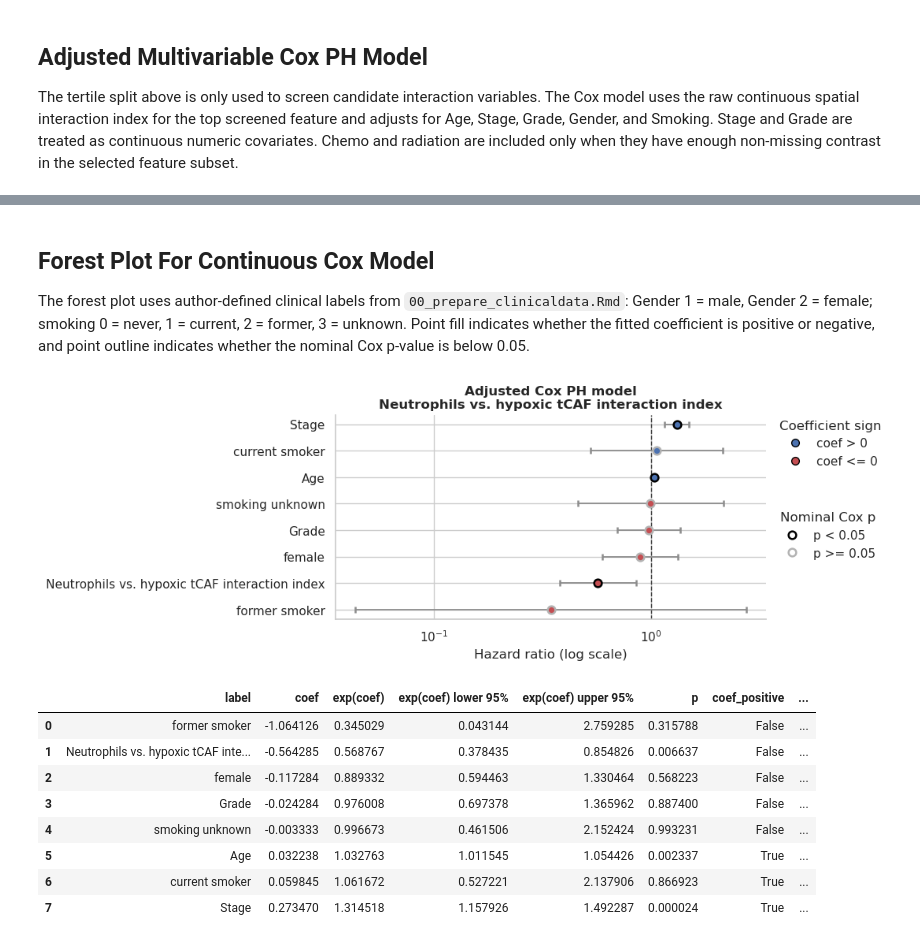
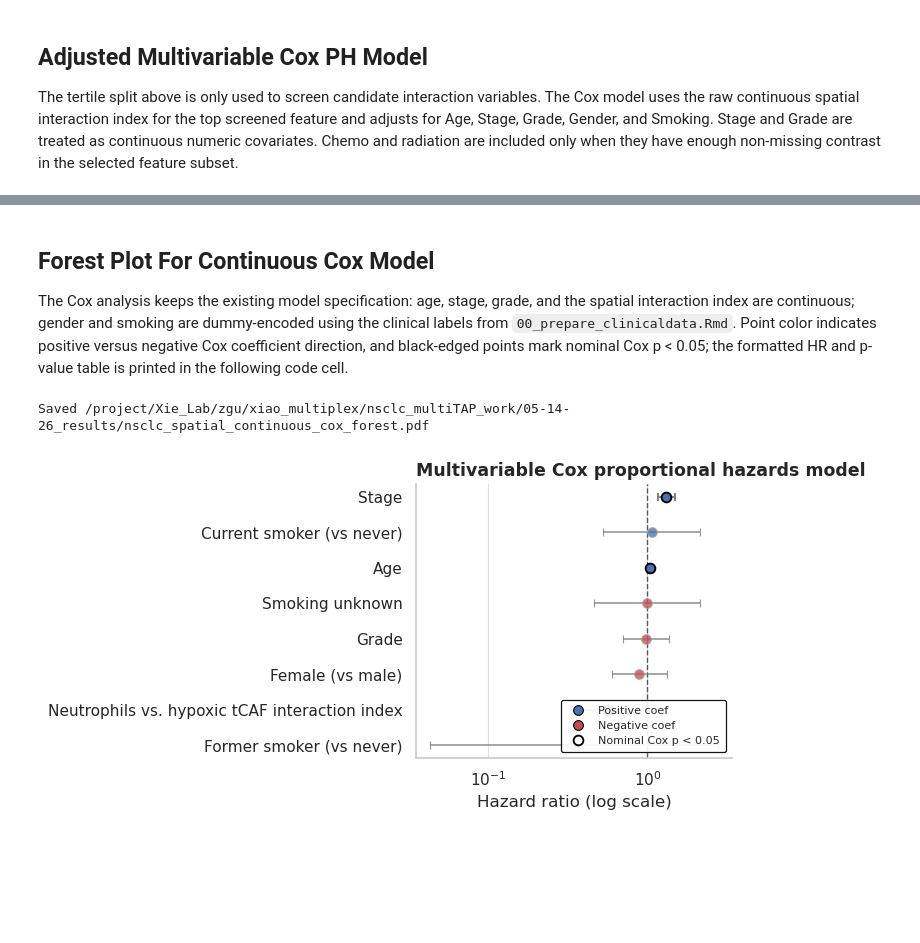
Before and after one commit to QBRC/multiTAP, a Jupyter notebook: notebooks/nsclc_spatial_quantile_survival.ipynb, the cells around one changed output, grey strips where cells are left out. Cells and saved outputs as stored; diff of their text form; code cells hidden in the pictures; blank space fills up the shorter version.

```diff
--- a/notebooks/nsclc_spatial_quantile_survival.ipynb
+++ b/notebooks/nsclc_spatial_quantile_survival.ipynb
@@ -44,6 +44,8 @@ ACCUMUL_TYPE = "sum"
 K_NEIGHBORS = 15
 SPATIAL_PATH = WORK_DIR / f"nontumor_spatial_kneighbor{K_NEIGHBORS}_{ACCUMUL_TYPE}.csv"
 CLINICAL_PATH = WORK_DIR / "clinical_data_ROI.csv"
+RESULTS_DIR = WORK_DIR / "05-14-26_results"
+RESULTS_DIR.mkdir(parents=True, exist_ok=True)
 
 FDR_ALPHA = 0.05
 MINIMUM_PT_THRESH_FRAC = 0.10
@@ -53,6 +55,7 @@ MINIMUM_GROUP_EVENTS_FRAC_OF_GROUP_SIZE = 0.30
 print(f"PROJECT_ROOT = {PROJECT_ROOT}")
 print(f"SPATIAL_PATH = {SPATIAL_PATH}")
 print(f"CLINICAL_PATH = {CLINICAL_PATH}")
+print(f"RESULTS_DIR = {RESULTS_DIR}")
 # %% [output]
 PROJECT_ROOT = /project/Xie_Lab/zgu/xiao_multiplex
 SPATIAL_PATH = /project/Xie_Lab/zgu/xiao_multiplex/nsclc_multiTAP_work/nontumor_spatial_kneighbor15_sum.csv
@@ -594,74 +751,75 @@ Events in Cox model: 123
 # %% [markdown]
 ## Forest Plot For Continuous Cox Model
 
-The forest plot uses author-defined clinical labels from `00_prepare_clinicaldata.Rmd`: Gender 1 = male, Gender 2 = female; smoking 0 = never, 1 = current, 2 = former, 3 = unknown. Point fill indicates whether the fitted coefficient is positive or negative, and point outline indicates whether the nominal Cox p-value is below 0.05.
+The Cox analysis keeps the existing model specification: age, stage, grade, and the spatial interaction index are continuous; gender and smoking are dummy-encoded using the clinical labels from `00_prepare_clinicaldata.Rmd`. Point color indicates positive versus negative Cox coefficient direction, and black-edged points mark nominal Cox p < 0.05; the formatted HR and p-value table is printed in the following code cell.
 # %%
+from matplotlib.lines import Line2D
+
 if cox_summary_df.empty:
     print("No Cox summary available for forest plot.")
 else:
     plot_df = cox_summary_df.copy()
     plot_df["label"] = plot_df["variable"].map(lambda variable: clean_cox_variable_label(variable, cox_feature))
-    plot_df["coef_positive"] = plot_df["coef"] > 0
-    plot_df["p_lt_0.05"] = plot_df["p"] < 0.05
-    plot_df = plot_df.sort_values("exp(coef)").reset_index(drop=True)
+    plot_df["positive_coef"] = plot_df["coef"] > 0
+    plot_df["nominal_cox_p_significant"] = plot_df["p"] < 0.05
+    plot_df = order_cox_rows(plot_df, cox_feature)
     y_pos = np.arange(plot_df.shape[0])
 
     deep = sns.color_palette("deep", 10)
-    sign_colors = {True: deep[0], False: deep[3]}
-    sig_edge_colors = {True: "black", False: "0.70"}
+    direction_colors = {True: deep[0], False: deep[3]}
 
-    fig, ax = plt.subplots(figsize=(9.2, max(3.2, 0.42 * plot_df.shape[0])))
+    fig, ax = plt.subplots(figsize=(7.2, max(3.2, 0.48 * plot_df.shape[0])))
+
     for y, (_, row) in zip(y_pos, plot_df.iterrows()):
         hr = row["exp(coef)"]
         lower = row["exp(coef) lower 95%"]
         upper = row["exp(coef) upper 95%"]
+        significant = bool(pd.notna(row["p"]) and row["p"] < 0.05)
+        point_color = direction_colors[row["positive_coef"]]
         ax.errorbar(
             hr,
             y,
             xerr=[[hr - lower], [upper - hr]],
             fmt="o",
             markersize=7,
-            markerfacecolor=sign_colors[row["coef_positive"]],
-            markeredgecolor=sig_edge_colors[row["p_lt_0.05"]],
-            markeredgewidth=1.8,
-            ecolor="0.55",
-            elinewidth=1.3,
+            markerfacecolor=point_color,
+            markeredgecolor="black" if significant else "0.65",
+            markeredgewidth=1.35 if significant else 0.8,
+            alpha=1.0 if significant else 0.78,
+            ecolor="0.48",
+            elinewidth=1.2,
             capsize=3,
             zorder=3,
         )
 
-    ax.axvline(1, color="0.25", linestyle="--", linewidth=1)
+    ax.axvline(1, color="0.35", linestyle="--", linewidth=1.0, zorder=1)
     ax.set_xscale("log")
     ax.set_yticks(y_pos)
     ax.set_yticklabels(plot_df["label"])
+    ax.invert_yaxis()
     ax.set_xlabel("Hazard ratio (log scale)")
-    ax.set_title(f"Adjusted Cox PH model\n{clean_feature_label(cox_feature)} interaction index", fontsize=12, fontweight="bold")
+    ax.set_title("Multivariable Cox proportional hazards model", fontsize=12.5, fontweight="bold", loc="left")
+    ax.grid(axis="x", color="0.88", linewidth=0.8)
+    ax.grid(axis="y", visible=False)
     ax.spines["top"].set_visible(False)
     ax.spines["right"].set_visible(False)
 
-    sign_handles = [
-        plt.Line2D([0], [0], marker="o", linestyle="", markerfacecolor=sign_colors[True], markeredgecolor="black", markersize=7, label="coef > 0"),
-        plt.Line2D([0], [0], marker="o", linestyle="", markerfacecolor=sign_colors[False], markeredgecolor="black", markersize=7, label="coef <= 0"),
+    legend_handles = [
+        Line2D([0], [0], marker="o", color="none", markerfacecolor=direction_colors[True], markeredgecolor="black", markeredgewidth=0.8, markersize=7, label="Positive coef"),
+        Line2D([0], [0], marker="o", color="none", markerfacecolor=direction_colors[False], markeredgecolor="black", markeredgewidth=0.8, markersize=7, label="Negative coef"),
+        Line2D([0], [0], marker="o", color="none", markerfacecolor="white", markeredgecolor="black", markeredgewidth=1.35, markersize=7, label="Nominal Cox p < 0.05"),
     ]
-    sig_handles = [
-        plt.Line2D([0], [0], marker="o", linestyle="", markerfacecolor="white", markeredgecolor=sig_edge_colors[True], markeredgewidth=1.8, markersize=7, label="p < 0.05"),
-        plt.Line2D([0], [0], marker="o", linestyle="", markerfacecolor="white", markeredgecolor=sig_edge_colors[False], markeredgewidth=1.8, markersize=7, label="p >= 0.05"),
-    ]
-    legend1 = ax.legend(handles=sign_handles, title="Coefficient sign", frameon=False, loc="upper left", bbox_to_anchor=(1.02, 1.00), borderaxespad=0)
-    ax.add_artist(legend1)
-    ax.legend(handles=sig_handles, title="Nominal Cox p", frameon=False, loc="upper left", bbox_to_anchor=(1.02, 0.55), borderaxespad=0)
+    legend = ax.legend(handles=legend_handles, frameon=True, fontsize=8, loc="lower right", borderpad=0.55, labelspacing=0.45)
+    legend.get_frame().set_facecolor("white")
+    legend.get_frame().set_edgecolor("black")
+    legend.get_frame().set_linewidth(0.9)
+    legend.get_frame().set_alpha(0.92)
 
-    fig.subplots_adjust(right=0.72)
+    plt.tight_layout()
+    cox_forest_path = RESULTS_DIR / "nsclc_spatial_continuous_cox_forest.pdf"
+    # fig.savefig(cox_forest_path, dpi=300, bbox_inches="tight")
+    print(f"Saved {cox_forest_path}")
     plt.show()
-    display(plot_df[["label", "coef", "exp(coef)", "exp(coef) lower 95%", "exp(coef) upper 95%", "p", "coef_positive", "p_lt_0.05"]])
 # %% [output]
+Saved /project/Xie_Lab/zgu/xiao_multiplex/nsclc_multiTAP_work/05-14-26_results/nsclc_spatial_continuous_cox_forest.pdf
-[figure, old version]
+[figure, new version]
-|  | label | coef | exp(coef) | exp(coef) lower 95% | exp(coef) upper 95% | p | coef_positive | ... |
-| 0 | former smoker | -1.064126 | 0.345029 | 0.043144 | 2.759285 | 0.315788 | False | ... |
-| 1 | Neutrophils vs. hypoxic tCAF inte... | -0.564285 | 0.568767 | 0.378435 | 0.854826 | 0.006637 | False | ... |
-| 2 | female | -0.117284 | 0.889332 | 0.594463 | 1.330464 | 0.568223 | False | ... |
-| 3 | Grade | -0.024284 | 0.976008 | 0.697378 | 1.365962 | 0.887400 | False | ... |
-| 4 | smoking unknown | -0.003333 | 0.996673 | 0.461506 | 2.152424 | 0.993231 | False | ... |
-| 5 | Age | 0.032238 | 1.032763 | 1.011545 | 1.054426 | 0.002337 | True | ... |
-| 6 | current smoker | 0.059845 | 1.061672 | 0.527221 | 2.137906 | 0.866923 | True | ... |
-| 7 | Stage | 0.273470 | 1.314518 | 1.157926 | 1.492287 | 0.000024 | True | ... |
```
Also changed, not shown: parts of 7 cells of this notebook.
